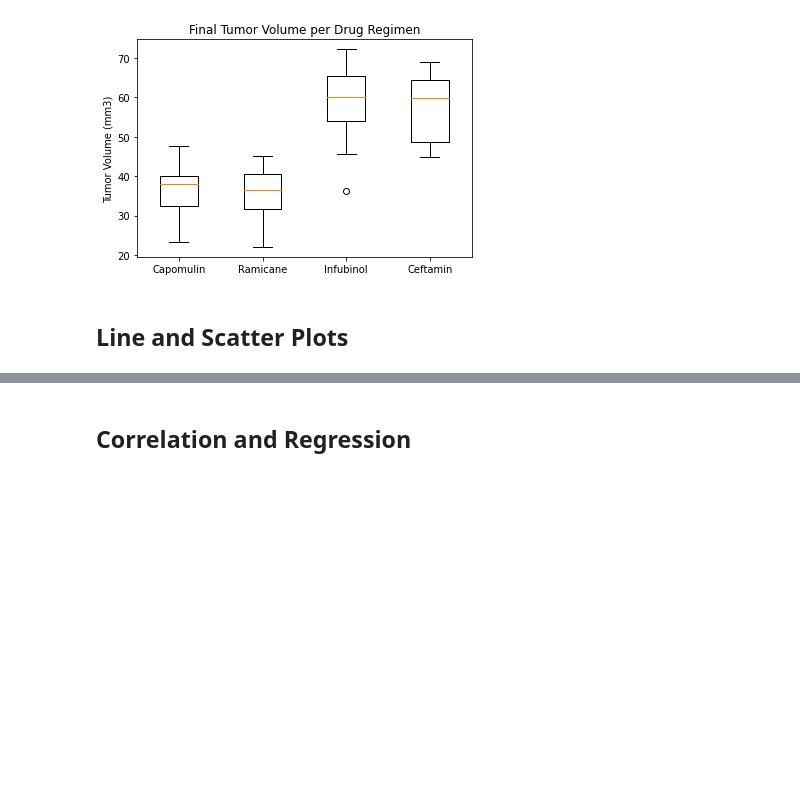
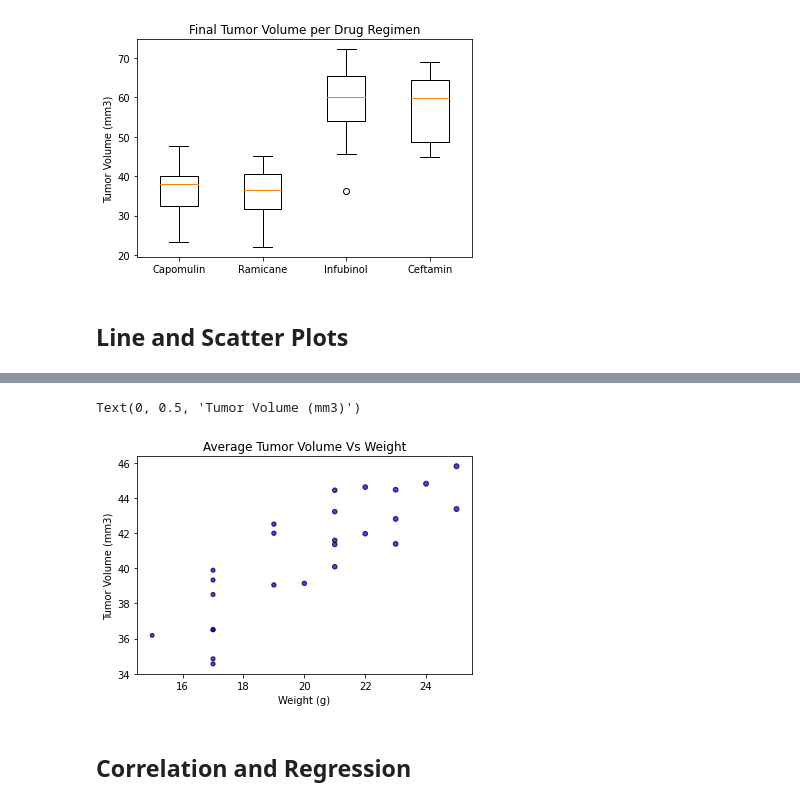
Before and after one commit to Ramyals-web/Matplotlib, a Jupyter notebook: Instructions/Pymaceuticals/pymaceuticals_starter.ipynb, the cells around one changed output, grey strips where cells are left out. Cells and saved outputs as stored; diff of their text form; code cells hidden in the pictures; blank space fills up the shorter version.

```diff
--- a/Instructions/Pymaceuticals/pymaceuticals_starter.ipynb
+++ b/Instructions/Pymaceuticals/pymaceuticals_starter.ipynb
@@ -312,2 +333,20 @@ plt.show()
+# %%
+# Generate a scatter plot of average tumor volume vs. mouse weight for the Capomulin regimen
+Capomulin_df = clean_df.loc[clean_df["Drug Regimen"] == "Capomulin"]
+mouse = Capomulin_df.groupby("Mouse ID")
+mouse_weigh = mouse["Weight (g)"].mean()
+mouse_Tvolume = mouse["Tumor Volume (mm3)"].mean()
+mouse_dataframe = pd.DataFrame({"Weight (g)": mouse_weigh,
+                       "Tumor Volume (mm3)": mouse_Tvolume})
+mouse_weight = mouse_dataframe["Weight (g)"]
+average_tv = mouse_dataframe["Tumor Volume (mm3)"]
+plt.scatter(mouse_weight, average_tv, marker="o", facecolors="blue", edgecolors="black",
+            s=mouse_weight, alpha=0.75)
+plt.title("Average Tumor Volume Vs Weight")
+plt.xlabel("Weight (g)")
+plt.ylabel("Tumor Volume (mm3)")
+# %% [output]
+Text(0, 0.5, 'Tumor Volume (mm3)')
+[figure, added]
 # %% [markdown]
 ## Correlation and Regression
```
Also changed, not shown: parts of 10 cells of this notebook, 1 other file.
